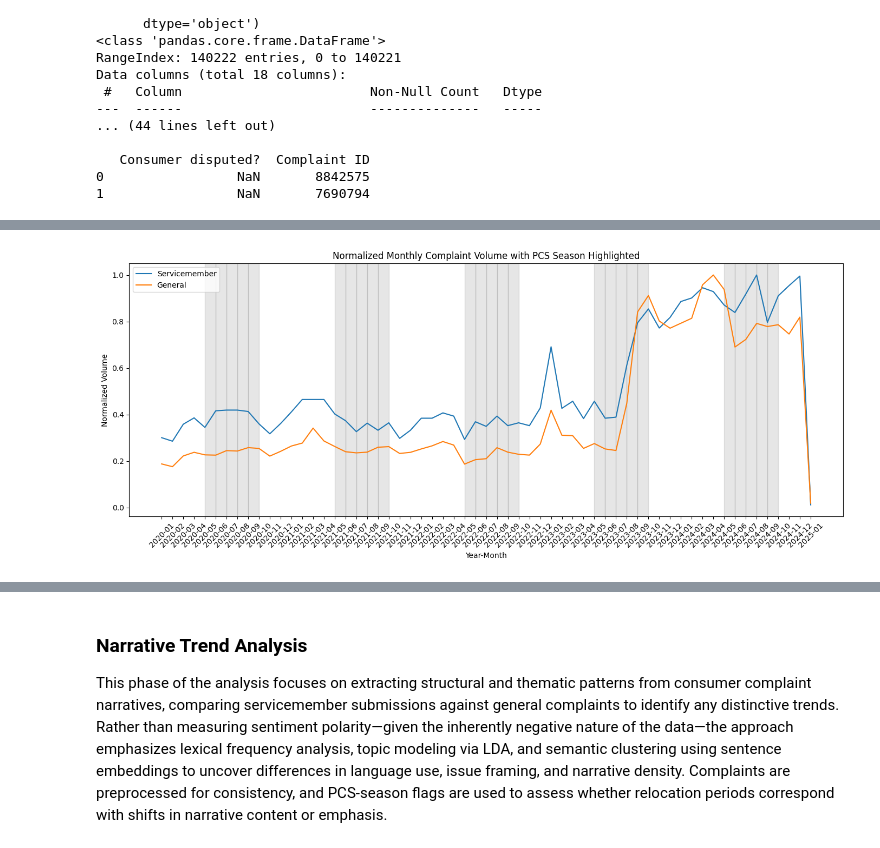
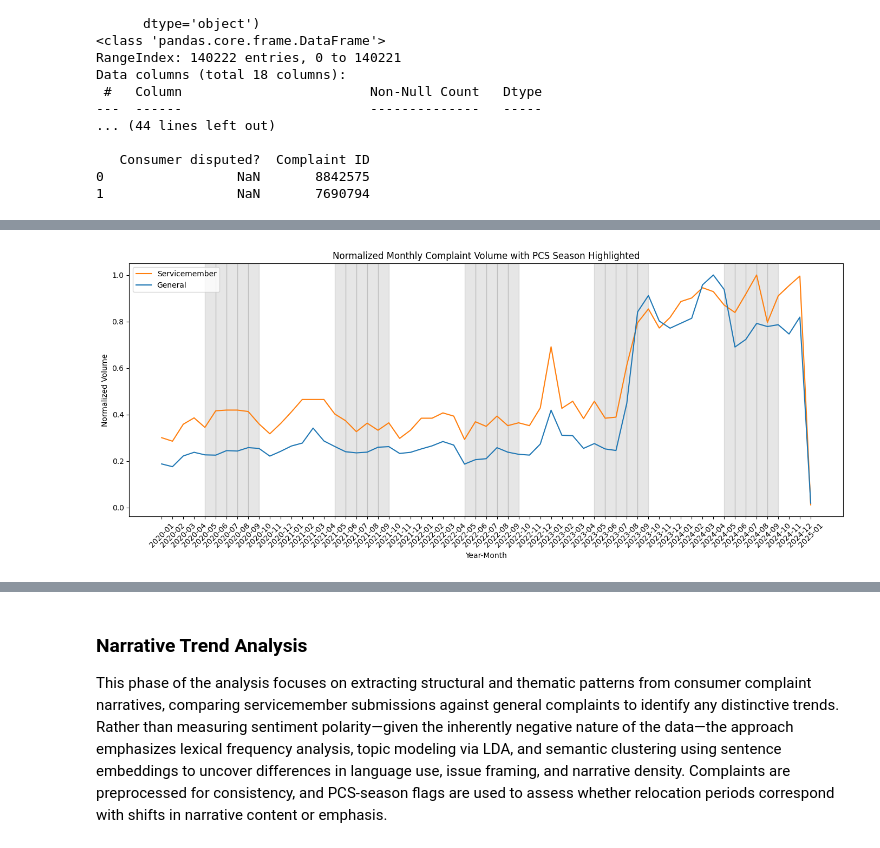
Before and after one commit to MylesTym/complaint_review, a Jupyter notebook: Data_Processing/clean_data.ipynb, the cells around one changed output, grey strips where cells are left out. Cells and saved outputs as stored; diff of their text form; code cells hidden in the pictures.

```diff
--- a/Data_Processing/clean_data.ipynb
+++ b/Data_Processing/clean_data.ipynb
@@ -152,35 +147,38 @@ sm_counts['is_pcs_season'] = sm_counts['year_month'].dt.month.between(5, 9)
 gen_counts = df_clean.groupby('year_month').size().reset_index(name='count')
 gen_counts['source'] = 'General'
 gen_counts['is_pcs_season'] = gen_counts['year_month'].dt.month.between(5, 9)
 
 # Normalize within each group
 sm_counts['normalized'] = sm_counts['count'] / sm_counts['count'].max()
 gen_counts['normalized'] = gen_counts['count'] / gen_counts['count'].max()
 
 # Combine and plot
 combined = pd.concat([sm_counts, gen_counts])
 combined.sort_values('year_month', inplace=True)
 
 fig, ax = plt.subplots(figsize=(14, 6))
 
+# Define colors: Servicemember orange, General blue
+group_colors = {'Servicemember': '#ff7f0e', 'General': '#1f77b4'}
+
 for group in ['Servicemember', 'General']:
     subset = combined[combined['source'] == group]
-    ax.plot(subset['year_month'].astype(str), subset['normalized'], label=group)
+    ax.plot(subset['year_month'].astype(str), subset['normalized'], label=group, color=group_colors[group])
 
 # Shade PCS season months
 for ym, is_pcs in zip(combined['year_month'], combined['is_pcs_season']):
     if is_pcs:
         ax.axvspan(str(ym), str(ym + 1), color='gray', alpha=0.1)
 
 ax.set_title('Normalized Monthly Complaint Volume with PCS Season Highlighted')
 ax.set_xlabel('Year-Month')
 ax.set_ylabel('Normalized Volume')
 ax.legend()
 plt.xticks(rotation=45)
 plt.tight_layout()
 plt.show()
 # %% [output]
-[figure, old version]
+[figure, new version]
 # %%
 # Top 10 companies by complaint count, split by servicemember status, normalized per 100 complaints
 
```
Also changed, not shown: parts of 5 cells of this notebook, 1 other file.
